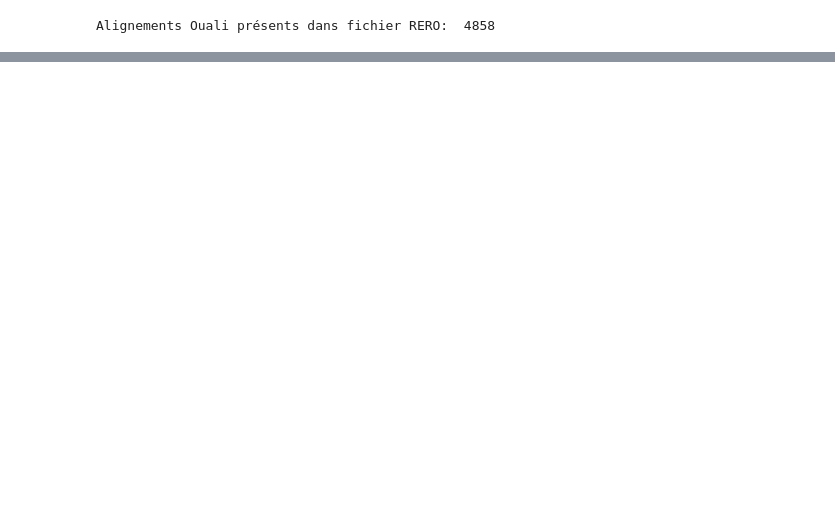
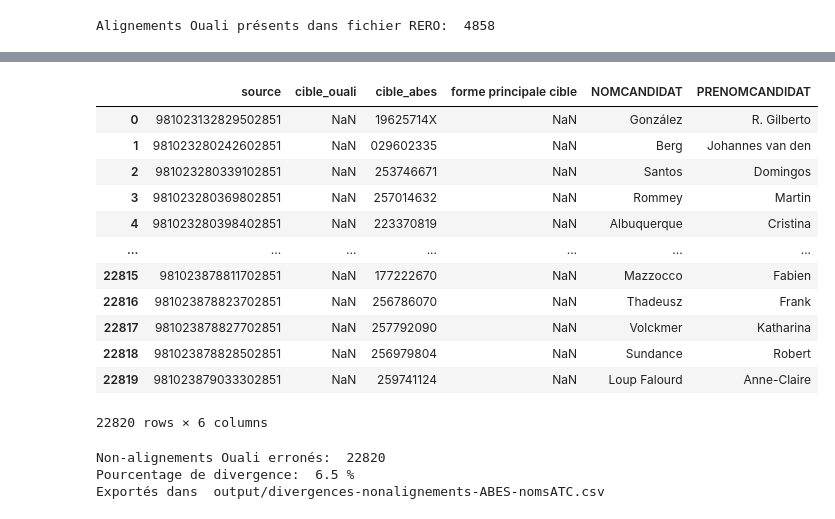
Before and after one commit to timtomch/ouali-benchmark, a Jupyter notebook: Ouali-benchmark.ipynb, the cells around one changed output, grey strips where cells are left out. Drawn from its saved outputs; the diff is of its cells as text; code cells hidden in the pictures; blank space fills up the shorter version.

Commit message:
Divergences ABES ajoutées

```diff
--- a/Ouali-benchmark.ipynb
+++ b/Ouali-benchmark.ipynb
@@ -1,9 +1,23 @@
 # %%
 import pandas as pd
 import datacompy
+import gc
+# Ouali benchmark file only includes auto aligned data
 benchmark_file = 'input/benchmark-nomsATC.tsv'
+benchmark_undefined_file = 'input/benchmark-undefined-nomsATC.tsv'
 rero_files = ['input/RERO-aligned-2021-11.txt', 'input/RERO-google-extract-20220330.tsv']
 rero_concord_file = 'input/20220228_concordances_id_rnv_id_rero_4_headings.csv'
 
-error_file = 'output/erreurs-nomsATC.csv'
-missing_file = 'output/manquants-nomsATC.csv'
+abes_files = ['input/abes-alignements-surs.csv']
+abes_noalign_file = 'input/abes-nonalign-only.csv'
+
+set_name = 'nomsATC'
+
+output_folder = 'output'
+
+# Main names for various export files
+common_file = 'communs'
+common_noalign_file = 'communs-nonalignements'
+divergences_file = 'divergences'
+div_noalign_file = 'divergences-nonalignements'
+missed_file = 'manquants'
@@ -176,0 +202,5 @@ Column Summary
+# %%
+abes_align = pd.concat((pd.read_csv(f, dtype = str) for f in abes_files))
+abes_noalign = pd.read_csv(abes_noalign_file, dtype = str)
+print("Nombre de concordances validées dans le fichier ABES: ",len(abes_align))
+print("Nombre de non-alignements validés dans le fichier ABES: ",len(abes_noalign))
@@ -176,0 +214,5 @@ Column Summary
+# %%
+abes_align['source']=abes_align['ID_EC'].str.extract(r'(\d{18})')
+abes_align['cible']=abes_align['IdRef']
+display(abes_align)
+abes_noalign['source']=abes_noalign['ID_EC'].str.extract(r'(\d{18})')
@@ -176,0 +318,30 @@ Column Summary
+# %%
+outfile = output_folder + '/' + div_noalign_file + '-ABES-' + set_name + '.csv'
+
+# Non-alignements Ouali pour lesquels l'ABES a trouvé un alignement
+div_nonalign_abes = pd.merge(abes_align, ouali_no_align, how="inner", on='source', suffixes=("_abes", "_ouali"), copy=True)
+display(div_nonalign_abes[['source','cible_ouali','cible_abes','forme principale cible','NOMCANDIDAT', 'PRENOMCANDIDAT']])
+
+div_nonalign_abes.to_csv(outfile,columns=['source','cible_ouali','cible_abes','forme principale cible','NOMCANDIDAT', 'PRENOMCANDIDAT'],encoding="UTF-8",index=False)
+
+print("Non-alignements Ouali erronés: ", len(div_nonalign_abes))
+print("Pourcentage de divergence: ", round(len(div_nonalign_abes)/len(ouali_no_align)*100,1), "%")
+
+print("Exportés dans ", outfile)
+# %% [output]
+|  | source | cible_ouali | cible_abes | forme principale cible | NOMCANDIDAT | PRENOMCANDIDAT |
+| 0 | 981023132829502851 | NaN | 19625714X | NaN | González | R. Gilberto |
+| 1 | 981023280242602851 | NaN | 029602335 | NaN | Berg | Johannes van den |
+| 2 | 981023280339102851 | NaN | 253746671 | NaN | Santos | Domingos |
+| 3 | 981023280369802851 | NaN | 257014632 | NaN | Rommey | Martin |
+| 4 | 981023280398402851 | NaN | 223370819 | NaN | Albuquerque | Cristina |
+| ... | ... | ... | ... | ... | ... | ... |
+| 22815 | 981023878811702851 | NaN | 177222670 | NaN | Mazzocco | Fabien |
+| 22816 | 981023878823702851 | NaN | 256786070 | NaN | Thadeusz | Frank |
+| 22817 | 981023878827702851 | NaN | 257792090 | NaN | Volckmer | Katharina |
+| 22818 | 981023878828502851 | NaN | 256979804 | NaN | Sundance | Robert |
+| 22819 | 981023879033302851 | NaN | 259741124 | NaN | Loup Falourd | Anne-Claire |
+22820 rows × 6 columns
+Non-alignements Ouali erronés:  22820
+Pourcentage de divergence:  6.5 %
+Exportés dans  output/divergences-nonalignements-ABES-nomsATC.csv
```
Also changed, not shown: parts of 31 cells of this notebook, 1 other file.
